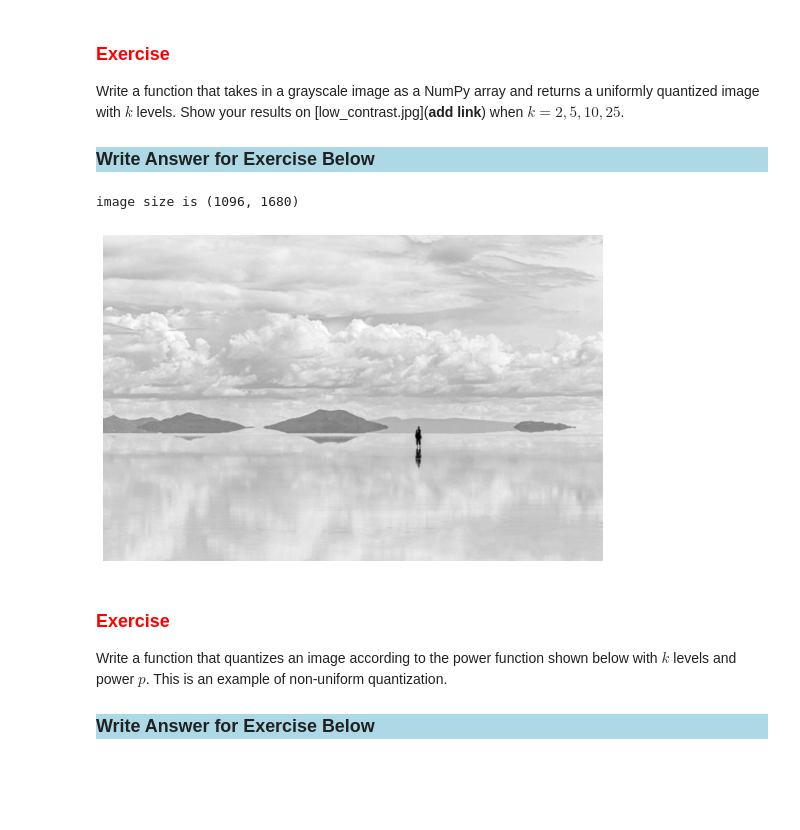
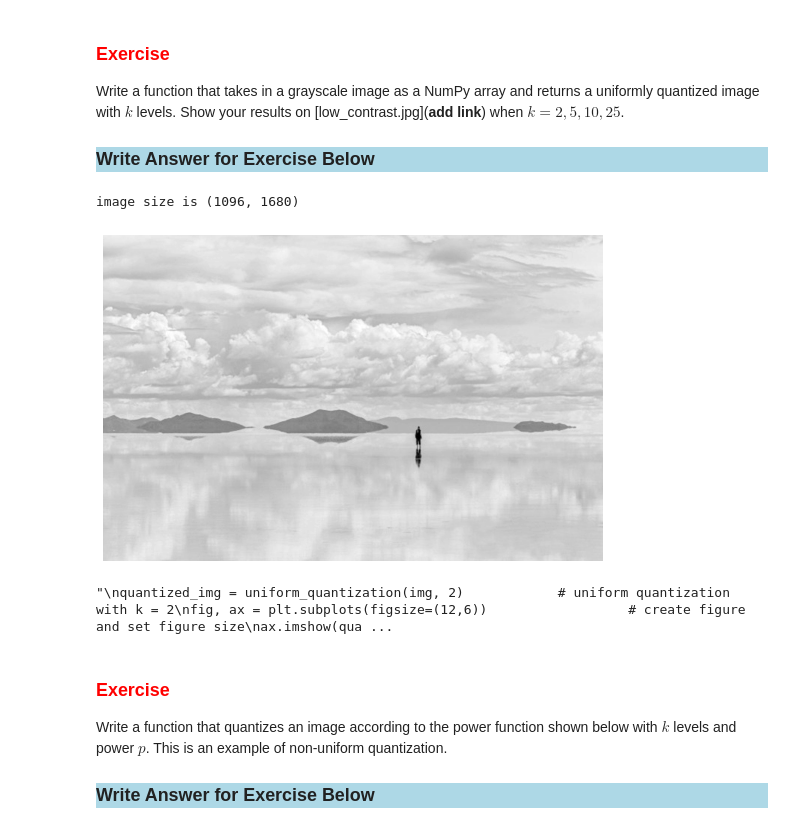
Before and after one commit to TheDataScienceLabs/DSLab_Probability, a Jupyter notebook: book/labs/lab_quantization.ipynb, the cells around one changed output. Cells and saved outputs as stored; diff of their text form; code cells hidden in the pictures; blank space fills up the shorter version.

Commit message:
Added test cases for uniform quantization exercise

```diff
--- a/book/labs/lab_quantization.ipynb
+++ b/book/labs/lab_quantization.ipynb
@@ -57,18 +57,50 @@ We can interpret the graph like this. Given a image $I$ that is $m\times n$, at
 Write a function that takes in a grayscale image as a NumPy array and returns a uniformly quantized image with $k$ levels. Show your results on [low_contrast.jpg](**add link**) when $k=2,5,10,25$.
 
 <h3 style="background-color:lightblue"> Write Answer for Exercise Below </h3>
-# %%
-from PIL import Image                                   # needed for reading images
-
-img = np.array(Image.open('images/low_contrast.jpg'))          # read in the image and store it as a numpy array
-print(f'image size is {img.shape}')
-fig, ax = plt.subplots(figsize=(12,6))                  # create figure and set figure size
-ax.imshow(img, cmap='gray', vmin=0,vmax=255)            # display the image in grayscale between 0 and 255
-ax.axis('off')
-plt.show()
-# %% [output]
-image size is (1096, 1680)
-[figure, removed]
+# %%
+from PIL import Image                                   # needed for reading images
+
+img = np.array(Image.open('images/low_contrast.jpg'))          # read in the image and store it as a numpy array
+print(f'image size is {img.shape}')
+fig, ax = plt.subplots(figsize=(12,6))                  # create figure and set figure size
+ax.imshow(img, cmap='gray', vmin=0,vmax=255)            # display the image in grayscale between 0 and 255
+ax.axis('off')
+plt.show()
+
+# COMPLETE YOUR FUNCTION HERE
+def uniform_quantization(img, k):
+    return
+
+# these are the test cases
+'''
+quantized_img = uniform_quantization(img, 2)            # uniform quantization with k = 2
+fig, ax = plt.subplots(figsize=(12,6))                  # create figure and set figure size
+ax.imshow(quantized_img, cmap='gray', vmin=0,vmax=255)            # display the image in grayscale between 0 and 255
+ax.axis('off')
+plt.show()
+
+quantized_img = uniform_quantization(img, 5)            # uniform quantization with k = 5
+fig, ax = plt.subplots(figsize=(12,6))                  # create figure and set figure size
+ax.imshow(quantized_img, cmap='gray', vmin=0,vmax=255)            # display the image in grayscale between 0 and 255
+ax.axis('off')
+plt.show()
+
+quantized_img = uniform_quantization(img, 10)           # uniform quantization with k = 10
+fig, ax = plt.subplots(figsize=(12,6))                  # create figure and set figure size
+ax.imshow(quantized_img, cmap='gray', vmin=0,vmax=255)            # display the image in grayscale between 0 and 255
+ax.axis('off')
+plt.show()
+
+quantized_img = uniform_quantization(img, 25)           # uniform quantization with k = 25
+fig, ax = plt.subplots(figsize=(12,6))                  # create figure and set figure size
+ax.imshow(quantized_img, cmap='gray', vmin=0,vmax=255)            # display the image in grayscale between 0 and 255
+ax.axis('off')
+plt.show()
+'''
+# %% [output]
+image size is (1096, 1680)
+[figure, added]
+"\nquantized_img = uniform_quantization(img, 2)            # uniform quantization with k = 2\nfig, ax = plt.subplots(figsize=(12,6))                  # create figure and set figure size\nax.imshow(qua ...
 # %% [markdown]
 ### <span style="color:red"> Exercise </span>
 
```
